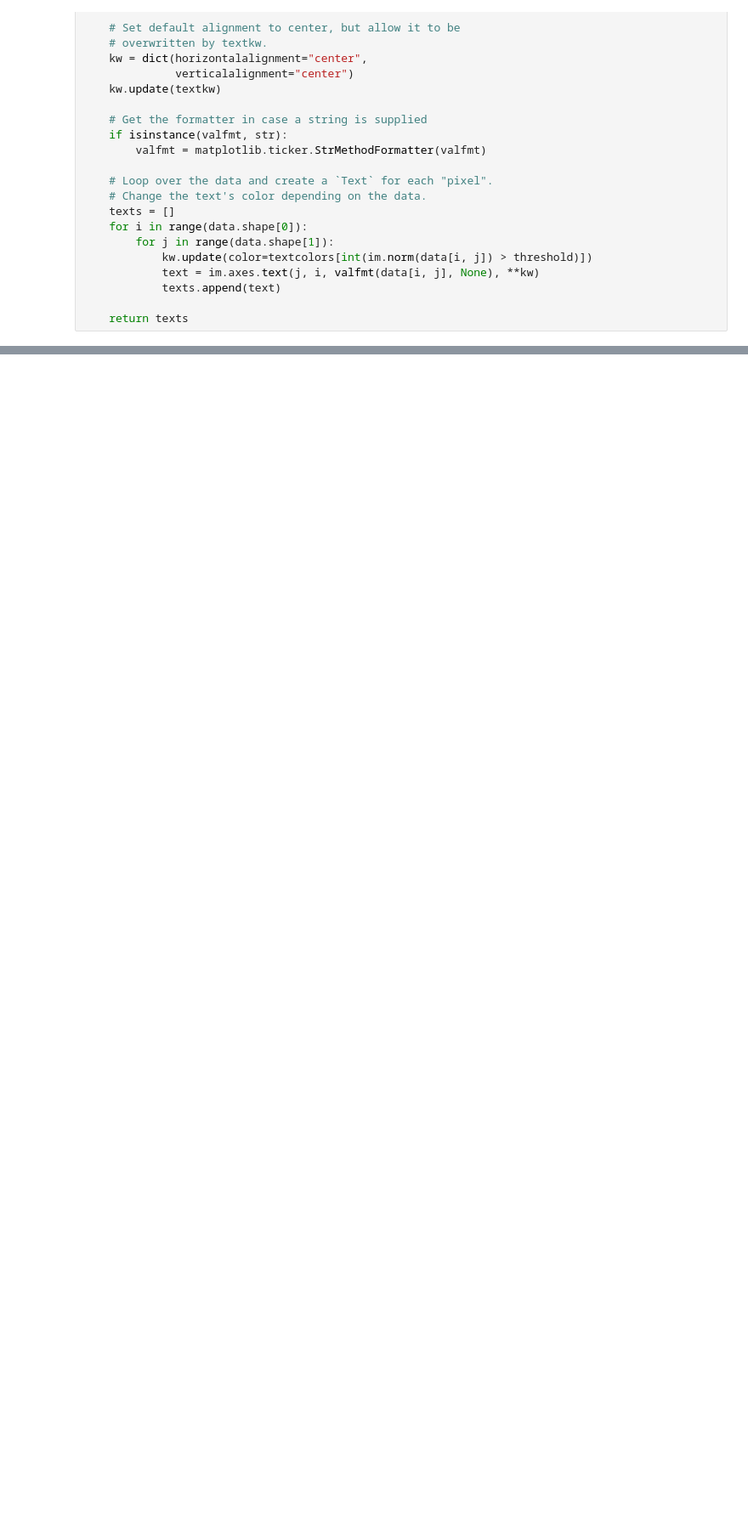
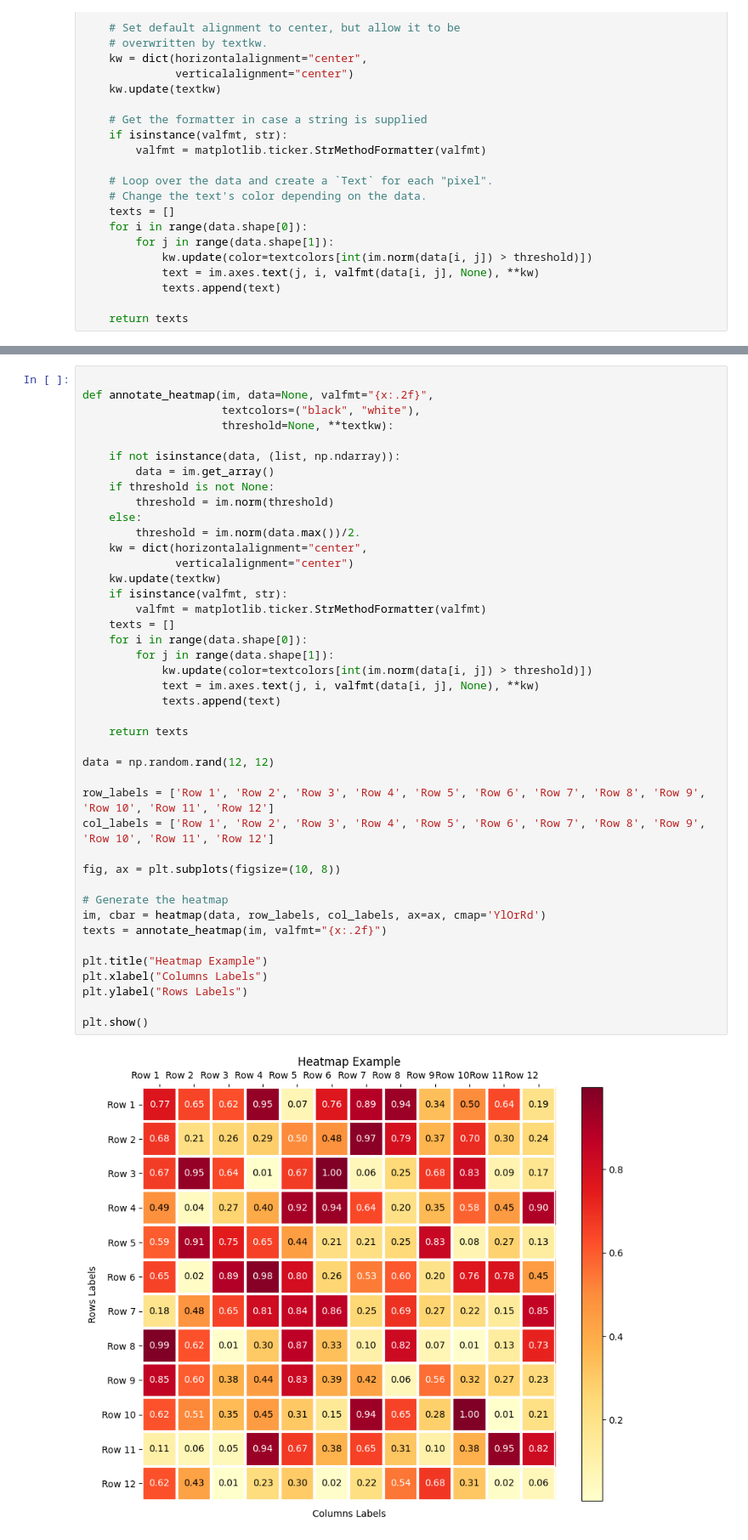
Before and after one commit to ChardyBalla/Chardy, a Jupyter notebook: M5_7_5_Cohort_Analysis_Homework_Assignment.ipynb, the cells around one changed output, grey strips where cells are left out. Shown: that part at 85% size. Saved outputs shown, nothing was run; the diff lists cells and outputs as text; blank space fills up the shorter version.

```diff
--- a/M5_7_5_Cohort_Analysis_Homework_Assignment.ipynb
+++ b/M5_7_5_Cohort_Analysis_Homework_Assignment.ipynb
@@ -405,0 +413,44 @@ plt.show()
+# %%
+
+def annotate_heatmap(im, data=None, valfmt="{x:.2f}",
+                     textcolors=("black", "white"),
+                     threshold=None, **textkw):
+
+    if not isinstance(data, (list, np.ndarray)):
+        data = im.get_array()
+    if threshold is not None:
+        threshold = im.norm(threshold)
+    else:
+        threshold = im.norm(data.max())/2.
+    kw = dict(horizontalalignment="center",
+              verticalalignment="center")
+    kw.update(textkw)
+    if isinstance(valfmt, str):
+        valfmt = matplotlib.ticker.StrMethodFormatter(valfmt)
+    texts = []
+    for i in range(data.shape[0]):
+        for j in range(data.shape[1]):
+            kw.update(color=textcolors[int(im.norm(data[i, j]) > threshold)])
+            text = im.axes.text(j, i, valfmt(data[i, j], None), **kw)
+            texts.append(text)
+
+    return texts
+
+data = np.random.rand(12, 12)
+
+row_labels = ['Row 1', 'Row 2', 'Row 3', 'Row 4', 'Row 5', 'Row 6', 'Row 7', 'Row 8', 'Row 9', 'Row 10', 'Row 11', 'Row 12']
+col_labels = ['Row 1', 'Row 2', 'Row 3', 'Row 4', 'Row 5', 'Row 6', 'Row 7', 'Row 8', 'Row 9', 'Row 10', 'Row 11', 'Row 12']
+
+fig, ax = plt.subplots(figsize=(10, 8))
+
+# Generate the heatmap
+im, cbar = heatmap(data, row_labels, col_labels, ax=ax, cmap='YlOrRd')
+texts = annotate_heatmap(im, valfmt="{x:.2f}")
+
+plt.title("Heatmap Example")
+plt.xlabel("Columns Labels")
+plt.ylabel("Rows Labels")
+
+plt.show()
+# %% [output]
+[figure, added]
```
Also changed, not shown: parts of 7 cells of this notebook.
